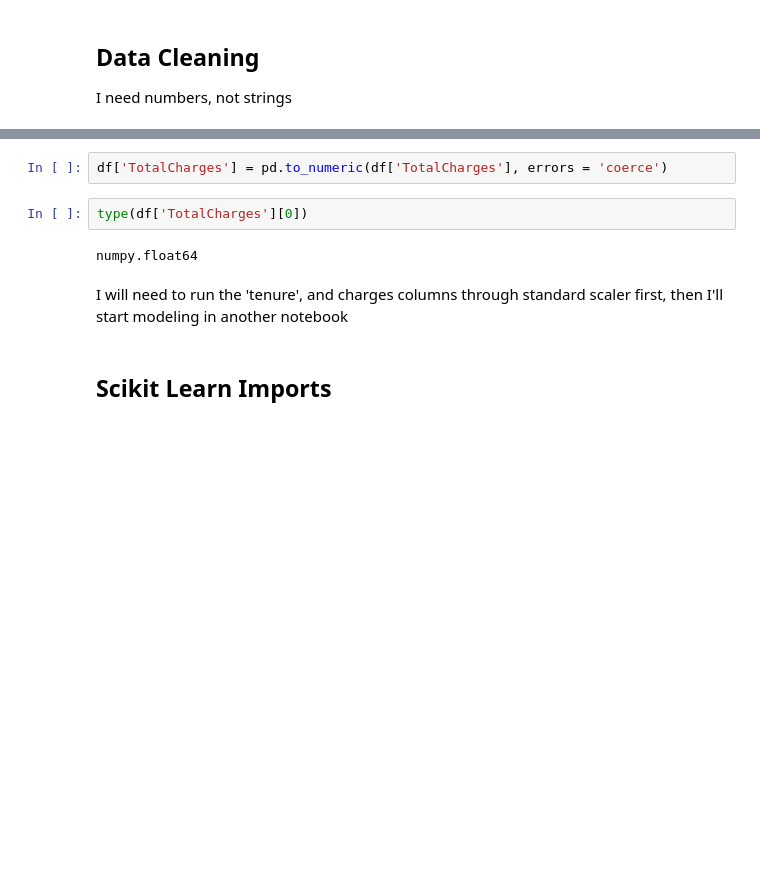
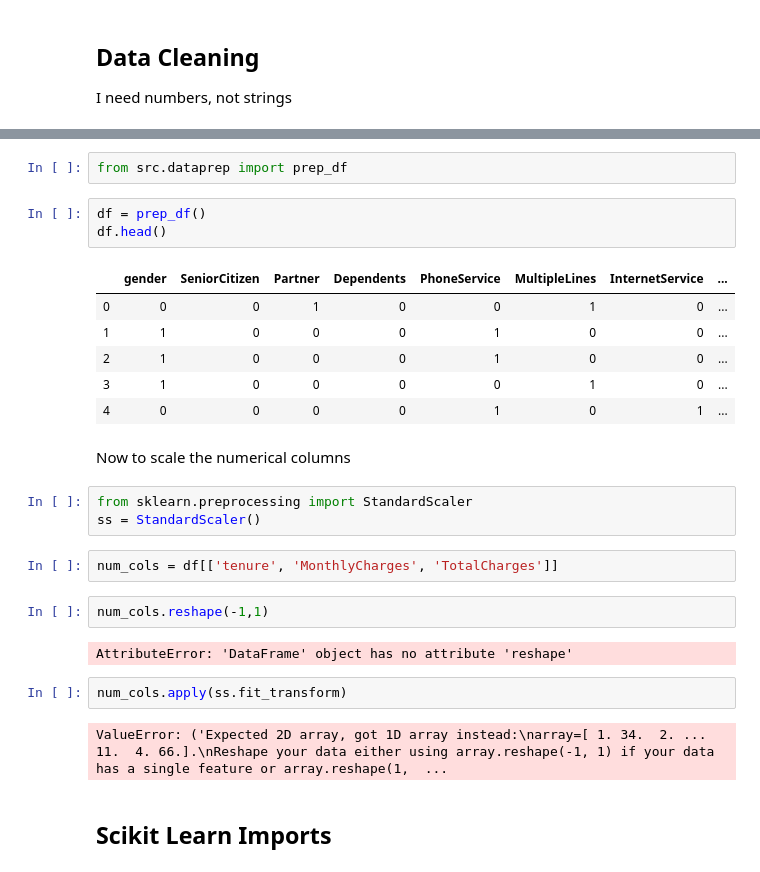
Before and after one commit to Booandlean/Telco_Customer_Churn-, a Jupyter notebook: exploratory1.ipynb, the cells around one changed output, grey strips where cells are left out. Cells and saved outputs as stored; diff of their text form; blank space fills up the shorter version.

```diff
--- a/exploratory1.ipynb
+++ b/exploratory1.ipynb
@@ -196,11 +28,30 @@ memory usage: 1.1+ MB
-# %%
-df['TotalCharges'] = pd.to_numeric(df['TotalCharges'], errors = 'coerce')
-# %%
-type(df['TotalCharges'][0])
-# %% [output]
-numpy.float64
-# %% [markdown]
-I will need to run the 'tenure', and charges columns through standard scaler first, then I'll start modeling in another notebook
+# %%
+from src.dataprep import prep_df
+# %%
+df = prep_df()
+df.head()
+# %% [output]
+|  | gender | SeniorCitizen | Partner | Dependents | PhoneService | MultipleLines | InternetService | ... |
+| 0 | 0 | 0 | 1 | 0 | 0 | 1 | 0 | ... |
+| 1 | 1 | 0 | 0 | 0 | 1 | 0 | 0 | ... |
+| 2 | 1 | 0 | 0 | 0 | 1 | 0 | 0 | ... |
+| 3 | 1 | 0 | 0 | 0 | 0 | 1 | 0 | ... |
+| 4 | 0 | 0 | 0 | 0 | 1 | 0 | 1 | ... |
+# %% [markdown]
+Now to scale the numerical columns
+# %%
+from sklearn.preprocessing import StandardScaler
+ss = StandardScaler()
+# %%
+num_cols = df[['tenure', 'MonthlyCharges', 'TotalCharges']]
+# %%
+num_cols.reshape(-1,1)
+# %% [output]
+AttributeError: 'DataFrame' object has no attribute 'reshape'
+# %%
+num_cols.apply(ss.fit_transform)
+# %% [output]
+ValueError: ('Expected 2D array, got 1D array instead:\narray=[ 1. 34.  2. ... 11.  4. 66.].\nReshape your data either using array.reshape(-1, 1) if your data has a single feature or array.reshape(1,  ...
 # %% [markdown]
 ## Scikit Learn Imports
 # %%
```
Also changed, not shown: parts of 11 cells of this notebook, 1 other file.
